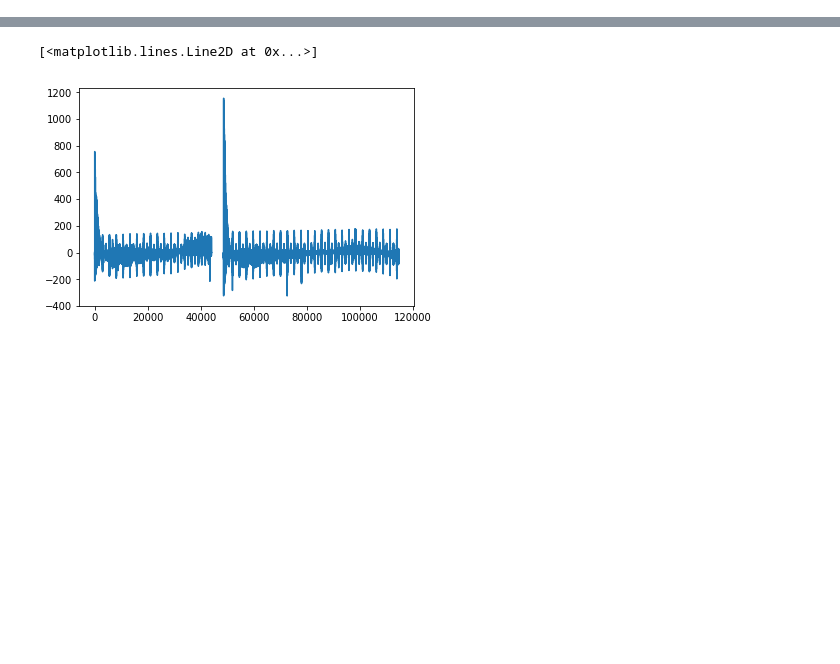
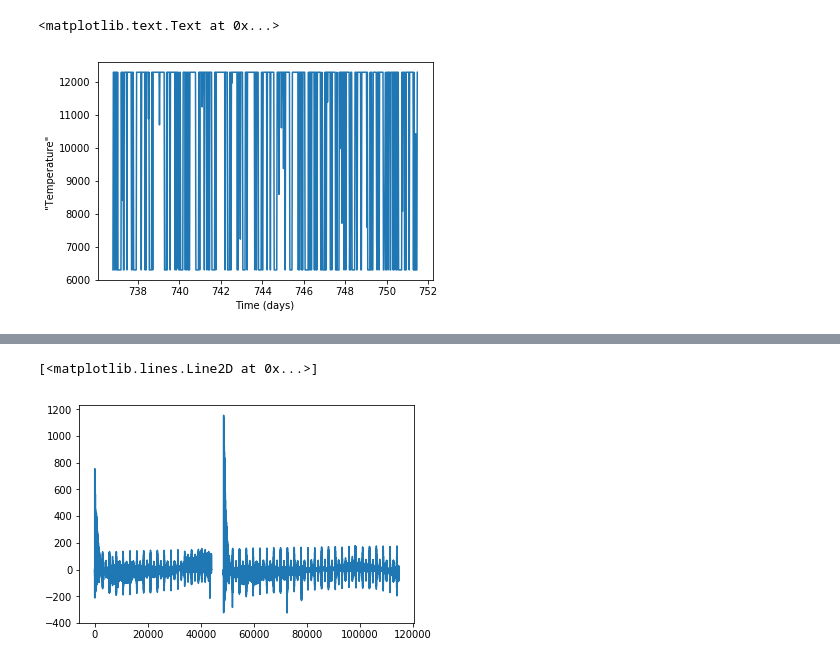
Before and after one commit to christinahedges/chroma, a Jupyter notebook: notebook/temperature.ipynb, the cells around one changed output, grey strips where cells are left out. Drawn from its saved outputs; the diff is of its cells as text; code cells hidden in the pictures; blank space fills up the shorter version.

```diff
--- a/notebook/temperature.ipynb
+++ b/notebook/temperature.ipynb
@@ -98,0 +161,7 @@ for i,temp in enumerate(np.linspace(temperature.value-dt,temperature.value+dt,nt
+# %%
+plt.plot(time[np.arange(70,790)],ts[minchis])
+plt.ylabel('"Temperature"')
+plt.xlabel('Time (days)')
+# %% [output]
+<matplotlib.text.Text at 0x...>
+[figure, added]
```
Also changed, not shown: parts of 17 cells of this notebook, 4 other files.
